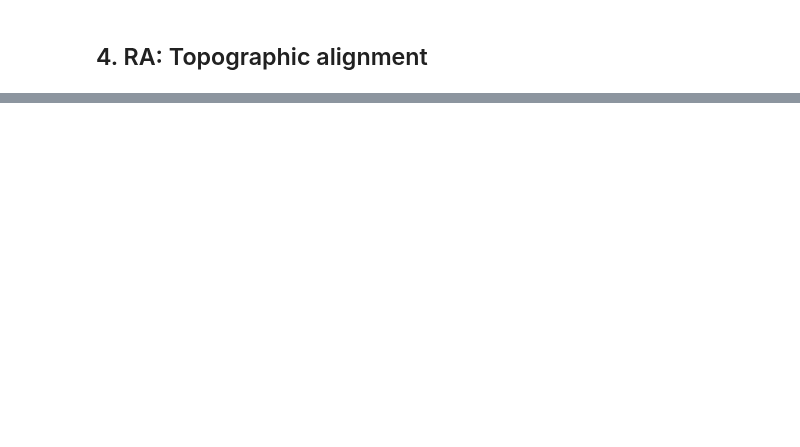
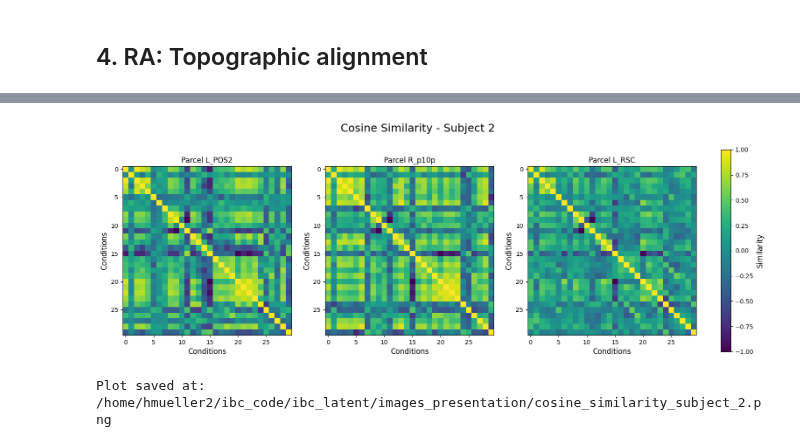
Before and after one commit to Cognitive-Neuroscience-Neurotechnology/ibc_latent, a Jupyter notebook: RSA/RSM_Visualization.ipynb, the cells around one changed output, grey strips where cells are left out. Saved outputs shown, nothing was run; the diff lists cells and outputs as text; code cells hidden in the pictures; blank space fills up the shorter version.

```diff
--- a/RSA/RSM_Visualization.ipynb
+++ b/RSA/RSM_Visualization.ipynb
@@ -195,0 +272,63 @@ plt.show()
+# %%
+# Define the method to use for the comparison
+method = 'cosine'
+subject = 'sub-01'
+rsm_cosine = np.loadtxt(os.path.join(rsm_cosine_path, subject, f'rsm_{parcel}_ROI_{subject}_all-contrasts_method-cosine.csv'), delimiter=',')
+
+
+# Define the parcels to compare
+parcel_compare_1 = 'random'  # choose specific or 'random'
+parcel_compare_2 = 'random'  # choose specific or 'random'
+
+# Select random parcels if set to "random"
+if parcel_compare_1 == "random":
+    selected_file_1 = np.random.choice(csv_files)
+    parcel_compare_1 = '_'.join(selected_file_1.split('_')[1:3])
+
+if parcel_compare_2 == "random":
+    selected_file_2 = np.random.choice(csv_files)
+    parcel_compare_2 = '_'.join(selected_file_2.split('_')[1:3])
+
+# Load the RSMs for the subject and parcels
+rsm_compare_1 = np.loadtxt(os.path.join(rsm_cosine_path, subject, f'rsm_{parcel_compare_1}_ROI_{subject}_all-contrasts_method-{method}.csv'), delimiter=',')
+rsm_compare_2 = np.loadtxt(os.path.join(rsm_cosine_path, subject, f'rsm_{parcel_compare_2}_ROI_{subject}_all-contrasts_method-{method}.csv'), delimiter=',')
+
+# Plot the RSMs for comparison
+fig, axes = plt.subplots(1, 3, figsize=(18, 6))
+
+im1 = axes[0].imshow(rsm_cosine if method == 'cosine' else rsm_spearman, cmap='viridis')
+axes[0].set_title(f"Parcel {parcel}")
+axes[0].set_xlabel('Conditions', fontsize=12)
+axes[0].set_ylabel('Conditions', fontsize=12)
+#fig.colorbar(im1, ax=axes[0])
+
+im2 = axes[1].imshow(rsm_compare_1, cmap='viridis')
+axes[1].set_title(f"Parcel {parcel_compare_1}")
+axes[1].set_xlabel('Conditions', fontsize=12)
+axes[1].set_ylabel('Conditions', fontsize=12)
+#fig.colorbar(im2, ax=axes[1])
+
+im3 = axes[2].imshow(rsm_compare_2, cmap='viridis')
+axes[2].set_title(f"Parcel {parcel_compare_2}")
+axes[2].set_xlabel('Conditions', fontsize=12)
+axes[2].set_ylabel('Conditions', fontsize=12)
+#fig.colorbar(im3, ax=axes[2])
+
+# Add a common colorbar for the three plots
+cbar = fig.colorbar(im3, ax=axes, orientation='vertical', fraction=0.02, pad=0.04)
+cbar.set_label('Similarity', fontsize=12)
+
+# Add a big title
+plt.suptitle("Cosine Similarity - Subject 2", fontsize=18)
+
+plt.show()
+
+# Save the plot in high resolution
+output_dir = '/home/hmueller2/ibc_code/ibc_latent/images_presentation'
+os.makedirs(output_dir, exist_ok=True)
+output_path = os.path.join(output_dir, 'cosine_similarity_subject_2.png')
+fig.savefig(output_path, dpi=300)
+print(f"Plot saved at: {output_path}")
+# %% [output]
+[figure, added]
+Plot saved at: /home/hmueller2/ibc_code/ibc_latent/images_presentation/cosine_similarity_subject_2.png
```
Also changed, not shown: parts of 6 cells of this notebook, 12 other files.
